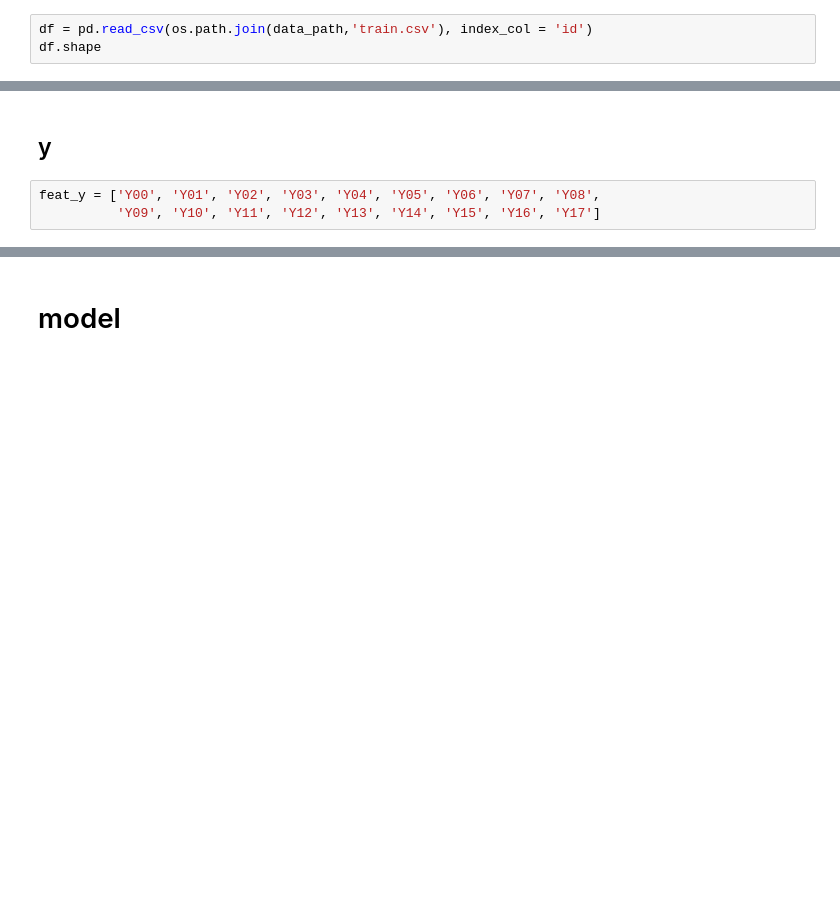
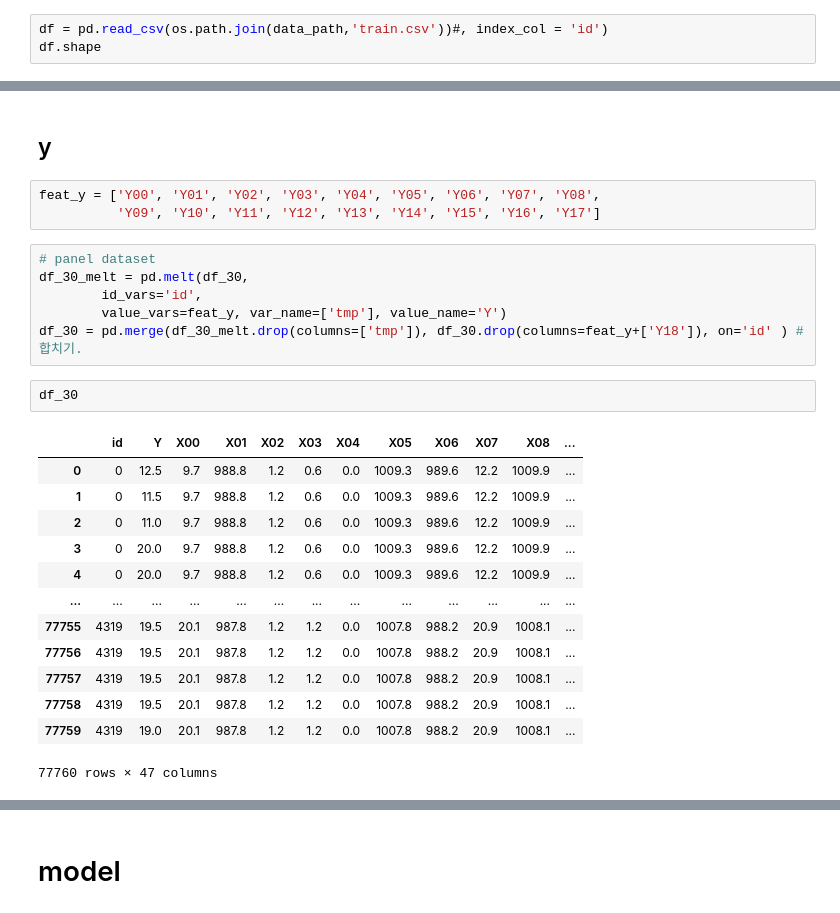
Before and after one commit to YunjinPark/dacon_temperature_forecasts, a Jupyter notebook: linear4_finetune.ipynb, the cells around one changed output, grey strips where cells are left out. Saved outputs shown, nothing was run; the diff lists cells and outputs as text; blank space fills up the shorter version.

```diff
--- a/linear4_finetune.ipynb
+++ b/linear4_finetune.ipynb
@@ -139,6 +143,6 @@ print(f"현재 디렉토리 위치: {os.getcwd()}")
 # %% [output]
 현재 디렉토리 위치: /content/drive/My Drive/Colab Notebooks/dacon/temperature_forecasting
 # %%
-df = pd.read_csv(os.path.join(data_path,'train.csv'), index_col = 'id')
+df = pd.read_csv(os.path.join(data_path,'train.csv'))#, index_col = 'id')
 df.shape
 # %% [output]
@@ -241,3 +247,25 @@ df_test = df_test.drop(remove_col, axis = 1)
 # %%
 feat_y = ['Y00', 'Y01', 'Y02', 'Y03', 'Y04', 'Y05', 'Y06', 'Y07', 'Y08',
           'Y09', 'Y10', 'Y11', 'Y12', 'Y13', 'Y14', 'Y15', 'Y16', 'Y17']
+# %%
+# panel dataset
+df_30_melt = pd.melt(df_30,
+        id_vars='id',
+        value_vars=feat_y, var_name=['tmp'], value_name='Y')
+df_30 = pd.merge(df_30_melt.drop(columns=['tmp']), df_30.drop(columns=feat_y+['Y18']), on='id' ) # 합치기.
+# %%
+df_30
+# %% [output]
+|  | id | Y | X00 | X01 | X02 | X03 | X04 | X05 | X06 | X07 | X08 | ... |
+| 0 | 0 | 12.5 | 9.7 | 988.8 | 1.2 | 0.6 | 0.0 | 1009.3 | 989.6 | 12.2 | 1009.9 | ... |
+| 1 | 0 | 11.5 | 9.7 | 988.8 | 1.2 | 0.6 | 0.0 | 1009.3 | 989.6 | 12.2 | 1009.9 | ... |
+| 2 | 0 | 11.0 | 9.7 | 988.8 | 1.2 | 0.6 | 0.0 | 1009.3 | 989.6 | 12.2 | 1009.9 | ... |
+| 3 | 0 | 20.0 | 9.7 | 988.8 | 1.2 | 0.6 | 0.0 | 1009.3 | 989.6 | 12.2 | 1009.9 | ... |
+| 4 | 0 | 20.0 | 9.7 | 988.8 | 1.2 | 0.6 | 0.0 | 1009.3 | 989.6 | 12.2 | 1009.9 | ... |
+| ... | ... | ... | ... | ... | ... | ... | ... | ... | ... | ... | ... | ... |
+| 77755 | 4319 | 19.5 | 20.1 | 987.8 | 1.2 | 1.2 | 0.0 | 1007.8 | 988.2 | 20.9 | 1008.1 | ... |
+| 77756 | 4319 | 19.5 | 20.1 | 987.8 | 1.2 | 1.2 | 0.0 | 1007.8 | 988.2 | 20.9 | 1008.1 | ... |
+| 77757 | 4319 | 19.5 | 20.1 | 987.8 | 1.2 | 1.2 | 0.0 | 1007.8 | 988.2 | 20.9 | 1008.1 | ... |
+| 77758 | 4319 | 19.5 | 20.1 | 987.8 | 1.2 | 1.2 | 0.0 | 1007.8 | 988.2 | 20.9 | 1008.1 | ... |
+| 77759 | 4319 | 19.0 | 20.1 | 987.8 | 1.2 | 1.2 | 0.0 | 1007.8 | 988.2 | 20.9 | 1008.1 | ... |
+77760 rows × 47 columns
```
Also changed, not shown: parts of 15 cells of this notebook.
